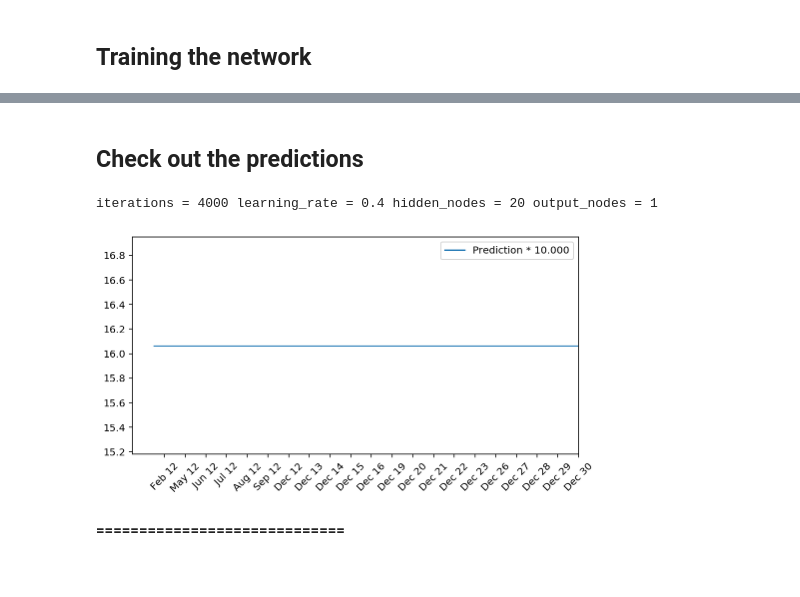
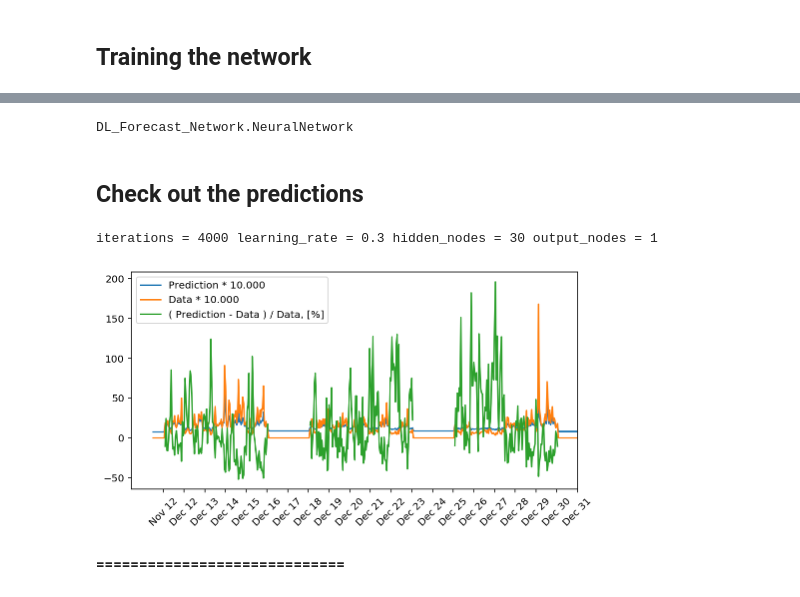
Before and after one commit to viktor-begun/ML_Trading, a Jupyter notebook: Modules/DL_Forecast.ipynb, the cells around one changed output, grey strips where cells are left out. Cells and saved outputs as stored; diff of their text form; code cells hidden in the pictures.

Commit message:
Start the tutorial from "PyTorch Forecasting".

```diff
--- a/Modules/DL_Forecast.ipynb
+++ b/Modules/DL_Forecast.ipynb
@@ -43,6 +47,6 @@ df.head()
 # %% [markdown]
 **(!) Exclude non-trading hours.**
 # %%
-df = df[df.Volume!=0]
-df.reset_index(inplace=True)
-df
+#df = df[df.Volume!=0]
+#df.reset_index(inplace=True)
+#df
@@ -271,6 +279,6 @@ OK
 # %% [markdown]
 ## Training the network
 # %%
-#batch = np.random.choice(train_features.index, size=128)
-#X, y = train_features.iloc[batch].values, train_targets.iloc[batch]['HML']
-#print(X,y)
+batch = np.random.choice(train_features.index, size=128)
+X, y = train_features.iloc[batch].values, train_targets.iloc[batch]['HML']
+print(X,y)
@@ -324,33 +353,37 @@ Validation loss = 0.6986746379243974
+# %%
+NeuralNetwork
+# %% [output]
+DL_Forecast_Network.NeuralNetwork
 # %% [markdown]
 ## Check out the predictions
 # %%
 print('iterations =',iterations,'learning_rate =',learning_rate,'hidden_nodes =',hidden_nodes,'output_nodes =',output_nodes)
 
 fig, ax = plt.subplots(figsize=(8,4))
 
 mean, std = scaled_features['HML']
 predictions = network.run(test_features).T*std + mean
 #ax.plot(predictions[0], label='Prediction')
 #ax.plot((test_targets['HML']*std + mean).values, label='Data')
 #
 f1 = predictions[0]
 f2 = (test_targets['HML']*std + mean).values
 diff = 100*(f1 - f2) / f2
 ax.plot(f1*10000, label='Prediction * 10.000')
-#ax.plot(f2*1000, label='Data * 1.000')
-#ax.plot(diff, label='( Prediction - Data ) / Data, [%]')
+ax.plot(f2*10000, label='Data * 10.000')
+ax.plot(diff, label='( Prediction - Data ) / Data, [%]')
 #
 
 ax.set_xlim(right=len(predictions))
 ax.legend()
 
 dates = pd.to_datetime(df.iloc[test_df.index]['Local time'])
 dates = dates.apply(lambda d: d.strftime('%b %d'))
 ax.set_xticks(np.arange(len(dates))[12::24])
 _ = ax.set_xticklabels(dates[12::24], rotation=45)
 # %% [output]
-iterations = 4000 learning_rate = 0.4 hidden_nodes = 20 output_nodes = 1
+iterations = 4000 learning_rate = 0.3 hidden_nodes = 30 output_nodes = 1
-[figure, old version]
+[figure, new version]
 # %% [markdown]
 **=============================**
 # %%
```
Also changed, not shown: parts of 41 cells of this notebook.
